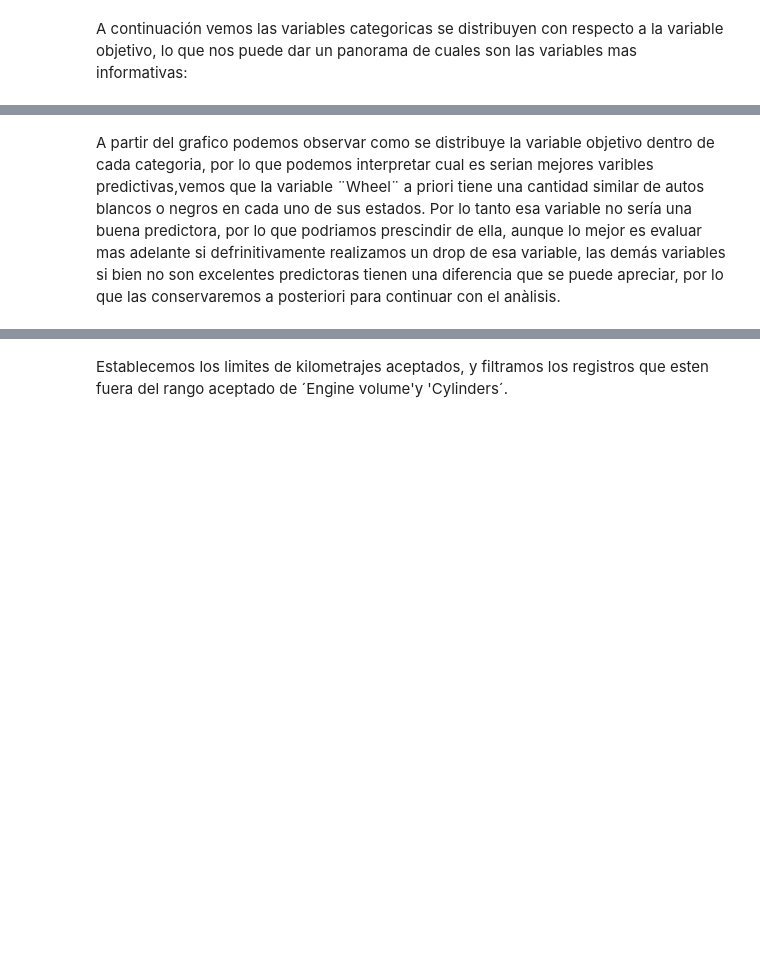
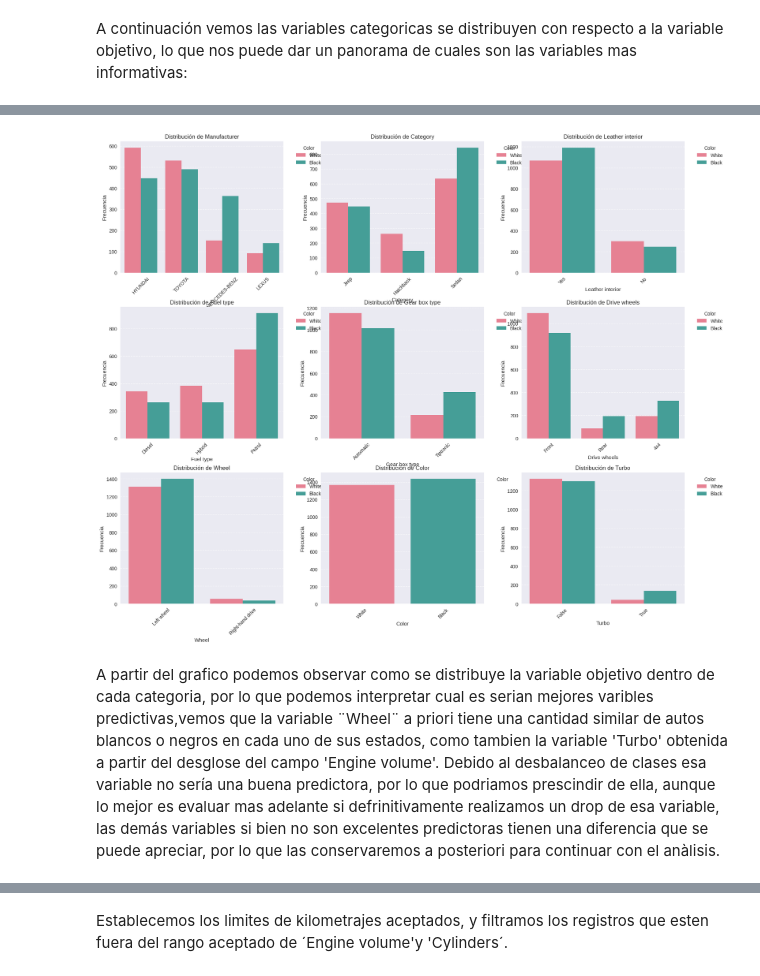
Before and after one commit to sergiolitwiniuk85/machineLearning, a Jupyter notebook: svm_clasification_bagging_stacking.ipynb, the cells around one changed output, grey strips where cells are left out. Saved outputs shown, nothing was run; the diff lists cells and outputs as text; code cells hidden in the pictures; blank space fills up the shorter version.

```diff
--- a/svm_clasification_bagging_stacking.ipynb
+++ b/svm_clasification_bagging_stacking.ipynb
@@ -340,3 +356,46 @@ for col in df.select_dtypes(include='object').columns:
+# %%
+import seaborn as sns
+import matplotlib.pyplot as plt
+import numpy as np
+
+# Obtener las columnas categóricas
+cat_cols = df.select_dtypes(include=['object', 'bool']).columns
+
+# Configurar la figura con subplots (3 filas x 3 columnas)
+fig, axes = plt.subplots(3, 3, figsize=(18, 15))
+fig.tight_layout(pad=5.0)
+
+# Aplanar el array de ejes para facilitar el acceso
+axes = axes.flatten()
+
+# Crear paleta HUSL
+palette = sns.color_palette("husl", len(df["Color"].unique()))
+
+# Loop para crear cada subplot
+for i, col in enumerate(cat_cols):
+    if i < 9:  # Solo mostramos 9 gráficos (3x3)
+        sns.countplot(
+            data=df,
+            x=col,
+            hue="Color",
+            palette=palette,
+            ax=axes[i]
+        )
+        axes[i].set_title(f'Distribución de {col}')
+        axes[i].set_xlabel(col)
+        axes[i].set_ylabel('Frecuencia')
+        axes[i].tick_params(axis='x', rotation=45)
+        axes[i].grid(axis='y', linestyle='--', alpha=0.7)
+        axes[i].legend(title='Color', bbox_to_anchor=(1.05, 1), loc='upper left')
+
+# Ocultar ejes vacíos si hay menos de 9 gráficos
+for j in range(i+1, 9):
+    axes[j].axis('off')
+
+plt.show()
+# %% [output]
+[figure, added]
 # %% [markdown]
-A partir del grafico podemos observar como se distribuye la variable objetivo dentro de cada categoria, por lo que podemos interpretar cual es serian mejores varibles predictivas,vemos que la variable ¨Wheel¨ a priori tiene una cantidad similar de autos blancos o negros en cada uno de sus estados. Por lo tanto esa variable no sería una buena predictora, por lo que podriamos prescindir de ella, aunque lo mejor es evaluar mas adelante si defrinitivamente realizamos un drop de esa variable, las demás variables si bien no son excelentes predictoras tienen una diferencia que se puede apreciar, por lo que las conservaremos a posteriori para continuar con el anàlisis.
+A partir del grafico podemos observar como se distribuye la variable objetivo dentro de cada categoria, por lo que podemos interpretar cual es serian mejores varibles predictivas,vemos que la variable ¨Wheel¨ a priori tiene una cantidad similar de autos blancos o negros en cada uno de sus estados, como tambien la variable 'Turbo' obtenida a partir del desglose del campo 'Engine volume'.
+Debido al desbalanceo de clases esa variable no sería una buena predictora, por lo que podriamos prescindir de ella, aunque lo mejor es evaluar mas adelante si defrinitivamente realizamos un drop de esa variable, las demás variables si bien no son excelentes predictoras tienen una diferencia que se puede apreciar, por lo que las conservaremos a posteriori para continuar con el anàlisis.
 # %%
```
Also changed, not shown: parts of 141 cells of this notebook.
